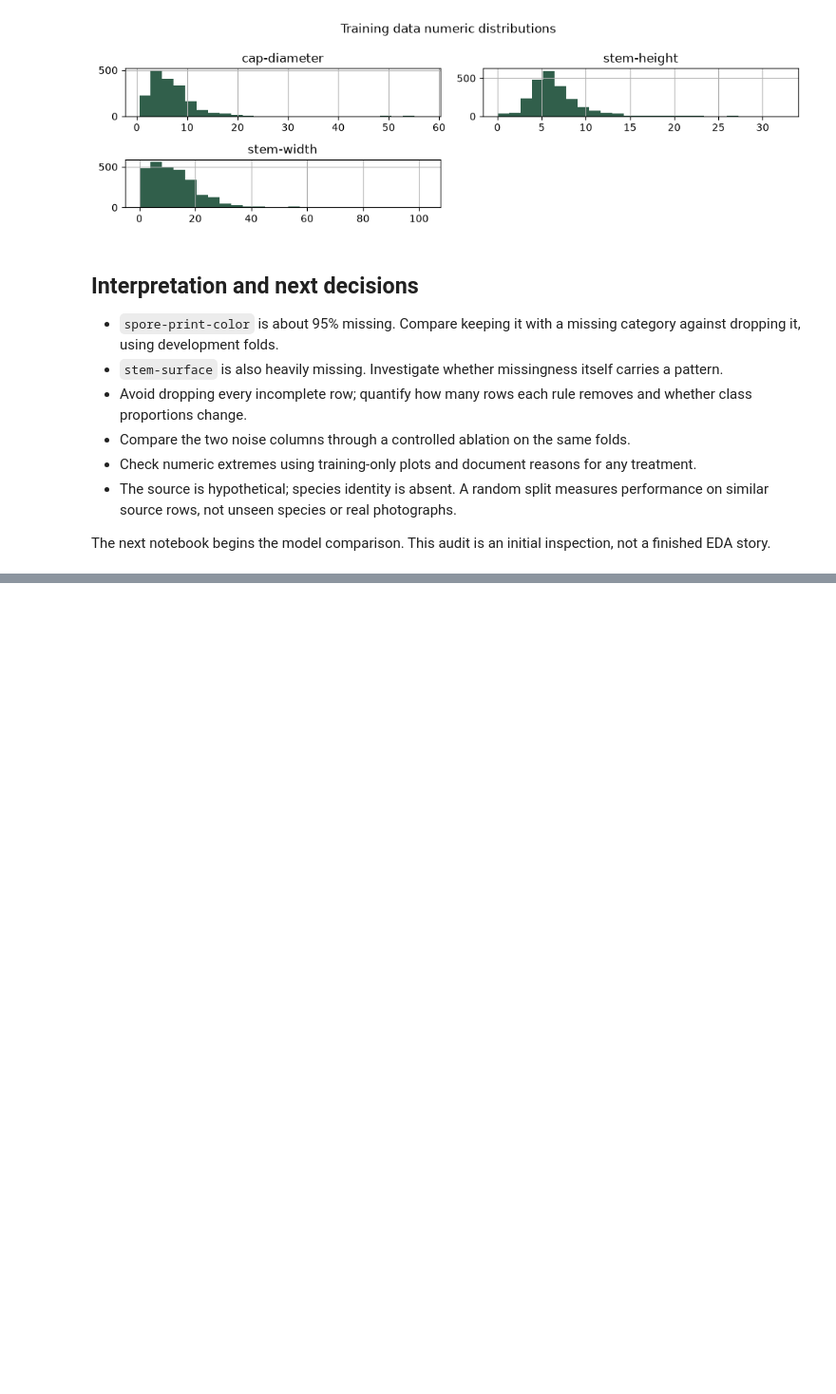
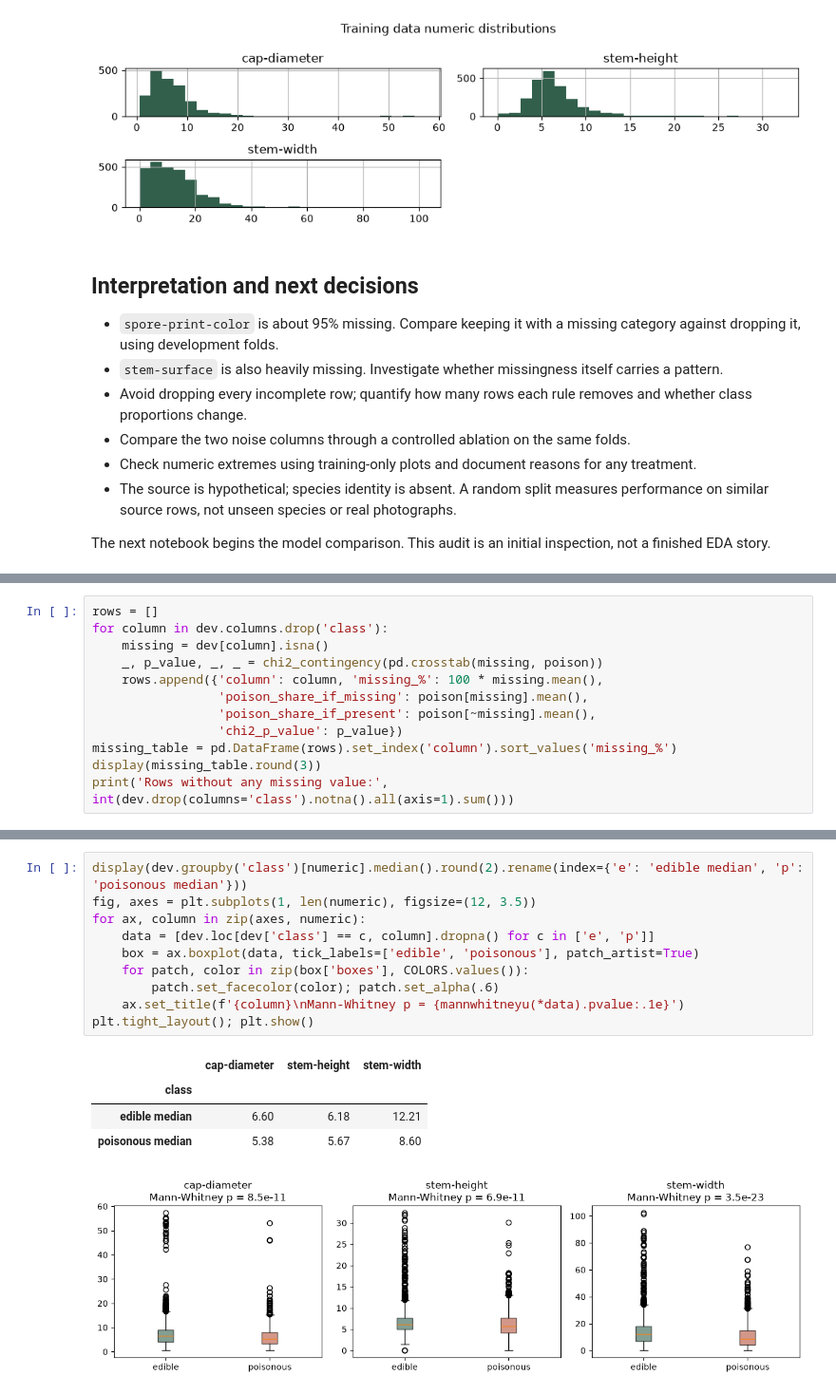
Before and after one commit to viviana-pajic/CloudAI_The-best-DL-group-in-the-world-ever, a Jupyter notebook: mushrooms/00_data_audit.ipynb, the cells around one changed output, grey strips where cells are left out. Shown at 95% size. Drawn from its saved outputs; the diff is of its cells as text; blank space fills up the shorter version.

```diff
--- a/mushrooms/00_data_audit.ipynb
+++ b/mushrooms/00_data_audit.ipynb
@@ -124,0 +180,12 @@ The next notebook begins the model comparison. This audit is an initial inspecti
+# %%
+rows = []
+for column in dev.columns.drop('class'):
+    missing = dev[column].isna()
+    _, p_value, _, _ = chi2_contingency(pd.crosstab(missing, poison))
+    rows.append({'column': column, 'missing_%': 100 * missing.mean(),
+                 'poison_share_if_missing': poison[missing].mean(),
+                 'poison_share_if_present': poison[~missing].mean(),
+                 'chi2_p_value': p_value})
+missing_table = pd.DataFrame(rows).set_index('column').sort_values('missing_%')
+display(missing_table.round(3))
+print('Rows without any missing value:', int(dev.drop(columns='class').notna().all(axis=1).sum()))
@@ -124,0 +226,16 @@ The next notebook begins the model comparison. This audit is an initial inspecti
+# %%
+display(dev.groupby('class')[numeric].median().round(2).rename(index={'e': 'edible median', 'p': 'poisonous median'}))
+fig, axes = plt.subplots(1, len(numeric), figsize=(12, 3.5))
+for ax, column in zip(axes, numeric):
+    data = [dev.loc[dev['class'] == c, column].dropna() for c in ['e', 'p']]
+    box = ax.boxplot(data, tick_labels=['edible', 'poisonous'], patch_artist=True)
+    for patch, color in zip(box['boxes'], COLORS.values()):
+        patch.set_facecolor(color); patch.set_alpha(.6)
+    ax.set_title(f'{column}\nMann-Whitney p = {mannwhitneyu(*data).pvalue:.1e}')
+plt.tight_layout(); plt.show()
+# %% [output]
+|  | cap-diameter | stem-height | stem-width |
+| class |  |  |  |
+| edible median | 6.60 | 6.18 | 12.21 |
+| poisonous median | 5.38 | 5.67 | 8.60 |
+[figure, added]
```
Also changed, not shown: parts of 28 cells of this notebook, 5 other files.
